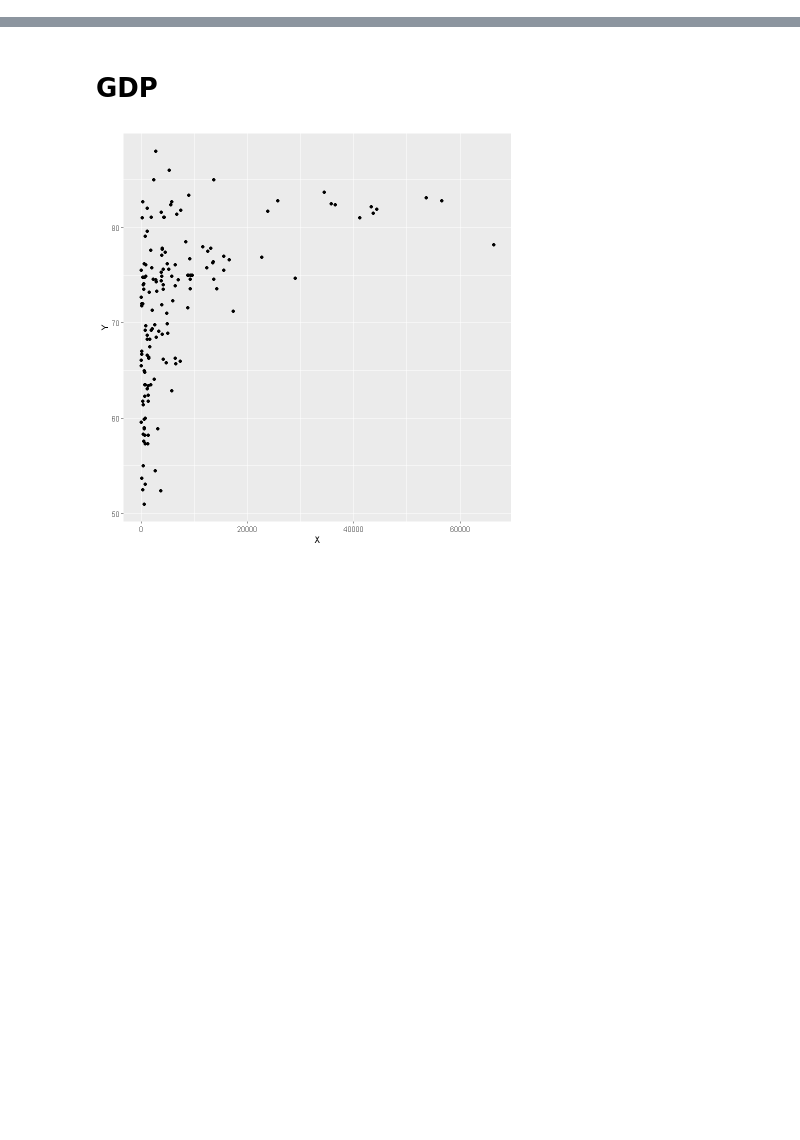
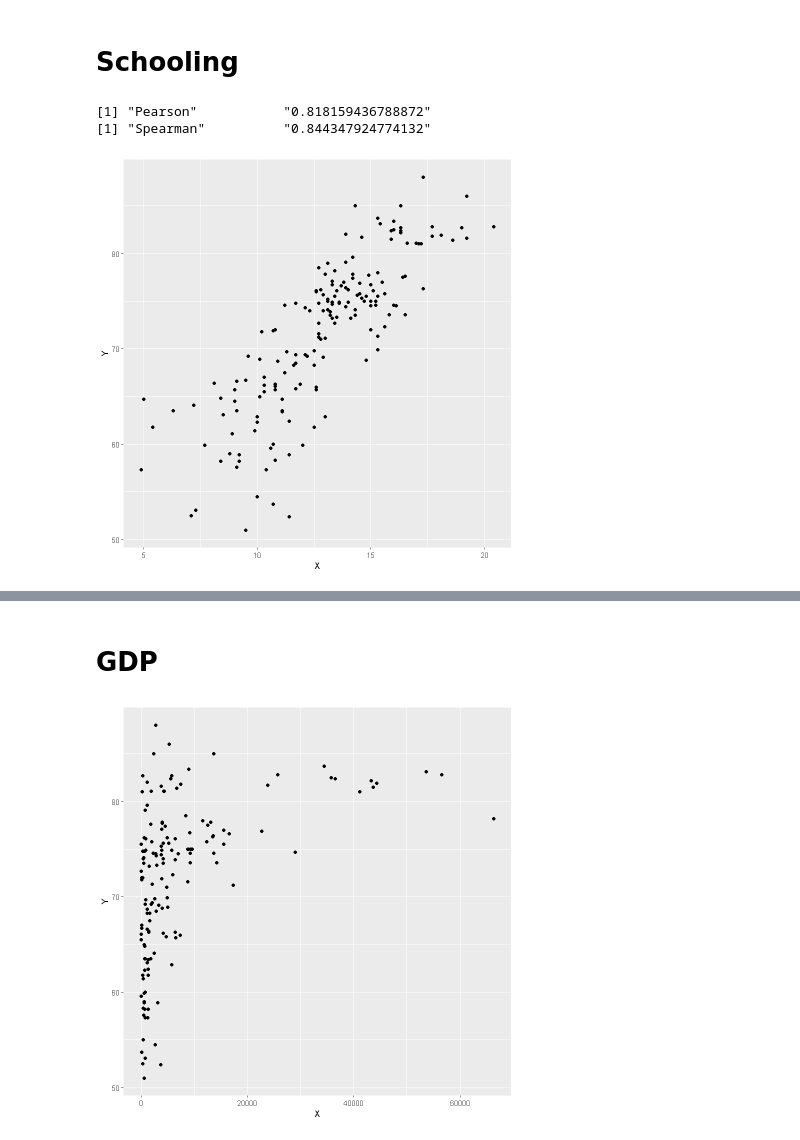
Before and after one commit to HalasTomasz/Kaszcz, a Jupyter notebook: Raport/Malec.ipynb, the cells around one changed output, grey strips where cells are left out. Saved outputs shown, nothing was run; the diff lists cells and outputs as text; code cells hidden in the pictures; blank space fills up the shorter version.

```diff
--- a/Raport/Malec.ipynb
+++ b/Raport/Malec.ipynb
@@ -41,3 +41,15 @@ data2010 <- data %>% filter(year == 2010)
 data2014 <- data %>% filter(year == 2014)
 data2015 <- data %>% filter(year == 2015)
 poland <- data %>% filter(country == "Poland")
+# %% [markdown]
+# Schooling
+# %%
+data_filtered <- data2015 %>% filter(!is.na(schooling) & !is.na(life_expectancy))
+X <- data_filtered$schooling
+Y <- data_filtered$life_expectancy
+# %%
+analysis(X, Y)
+# %% [output]
+[1] "Pearson"           "0.818159436788872"
+[1] "Spearman"          "0.844347924774132"
+[figure, added]
```
Also changed, not shown: parts of 8 cells of this notebook, 1 other file.
